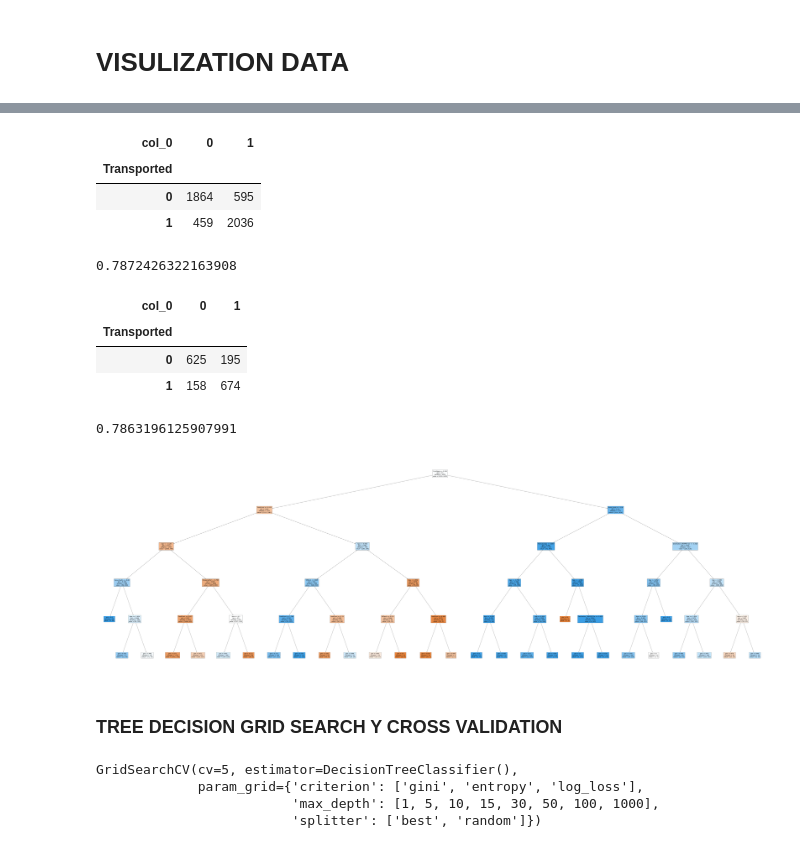
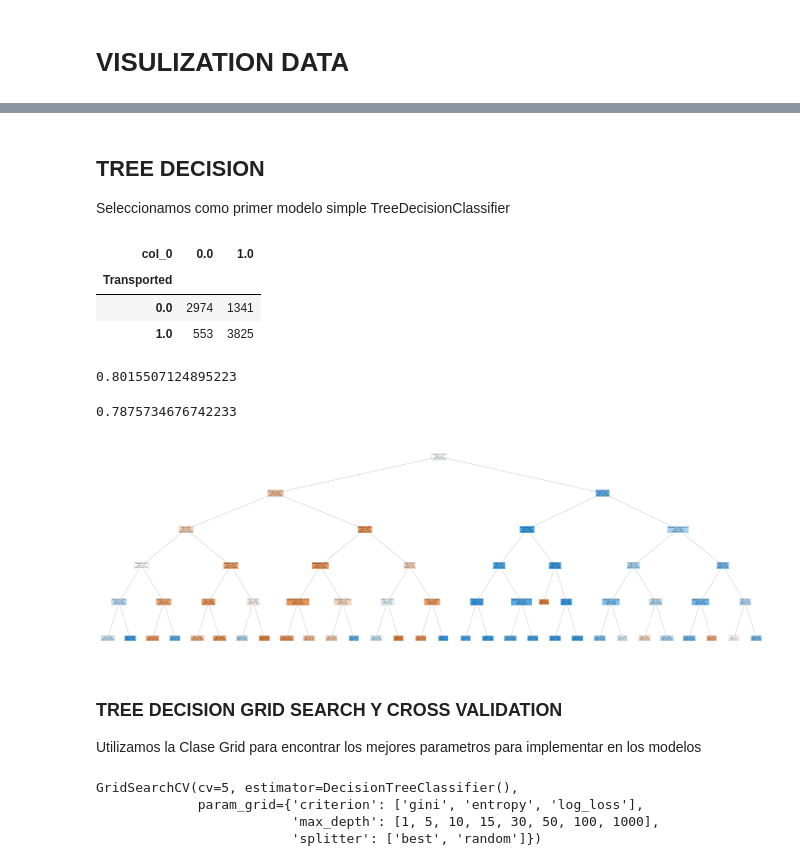
Before and after one commit to Steven030530/Titanic-Space, a Jupyter notebook: Titanic Space.ipynb, the cells around one changed output, grey strips where cells are left out. Cells and saved outputs as stored; diff of their text form; code cells hidden in the pictures.

Commit message:
Mejora de Modelos ML y Presentacion Notebook

```diff
--- a/Titanic Space.ipynb
+++ b/Titanic Space.ipynb
@@ -125,6 +138,4 @@ for i in data.columns:
  Column: Name values: ['Maham Ofracculy' 'Juanna Vines' 'Altark Susent' ... 'Fayey Connon'
  'Celeon Hontichre' 'Propsh Hontichre']
 # %%
-# DELETE NULLS
-data_clean = data.dropna()
-data_clean.isnull().sum()
+data_clean = data
@@ -235,0 +239,8 @@ plt.show()
+# %%
+new_data_columns = new_data.columns
+# %%
+# IMPUTAR DATOS VACIOS
+imputer = SimpleImputer(missing_values=np.nan,strategy='mean')
+imputer.fit(new_data)
+new_data = imputer.transform(new_data)
+new_data = pd.DataFrame(new_data,columns=new_data_columns)
@@ -260,16 +290,19 @@ Xtrain,Xtest,ytrain,ytest = train_test_split(data_model,y,test_size=0.25,stratif
+# %% [markdown]
+## TREE DECISION
+
+Seleccionamos como primer modelo simple TreeDecisionClassifier
 # %%
-# BENCHMARCK TREE
 tree = DecisionTreeClassifier(max_depth=5)
-tree.fit(Xtrain,ytrain)
-predict_train = tree.predict(Xtrain)
+tree.fit(X,y)
+predict_train = tree.predict(X)
 # %%
-pd.crosstab(ytrain,predict_train)
+pd.crosstab(y,predict_train)
 # %% [output]
-| col_0 | 0 | 1 |
+| col_0 | 0.0 | 1.0 |
 | Transported |  |  |
-| 0 | 1864 | 595 |
-| 1 | 459 | 2036 |
+| 0.0 | 2974 | 1341 |
+| 1.0 | 553 | 3825 |
 # %%
-accuracy_score(ytrain,predict_train)
+f1_score(y,predict_train)
 # %% [output]
-0.7872426322163908
+0.8015507124895223
@@ -278,25 +309,19 @@ predict_test = tree.predict(Xtest)
-# %%
-pd.crosstab(ytest,predict_test)
-# %% [output]
-| col_0 | 0 | 1 |
-| Transported |  |  |
-| 0 | 625 | 195 |
-| 1 | 158 | 674 |
 # %%
-accuracy_score(ytest,predict_test)
+f1_score(ytest,predict_test)
 # %% [output]
-0.7863196125907991
+0.7875734676742233
 # %%
 plt.figure(figsize=(150,50))
-plot_tree(tree, feature_names=Xtrain.columns,filled=True);
+plot_tree(tree, feature_names=X.columns,filled=True);
 # %% [output]
-[figure, old version]
+[figure, new version]
 # %%
 parameters = {"criterion":["gini","entropy","log_loss"] ,
               "splitter":["best","random"],
               "max_depth": [1,5,10,15,30,50,100,1000]}
 # %% [markdown]
 ### TREE DECISION GRID SEARCH Y CROSS VALIDATION
+Utilizamos la Clase Grid para encontrar los mejores parametros para implementar en los modelos
 # %%
 tree = DecisionTreeClassifier()
 # %%
```
Also changed, not shown: parts of 66 cells of this notebook, 1 other file.
